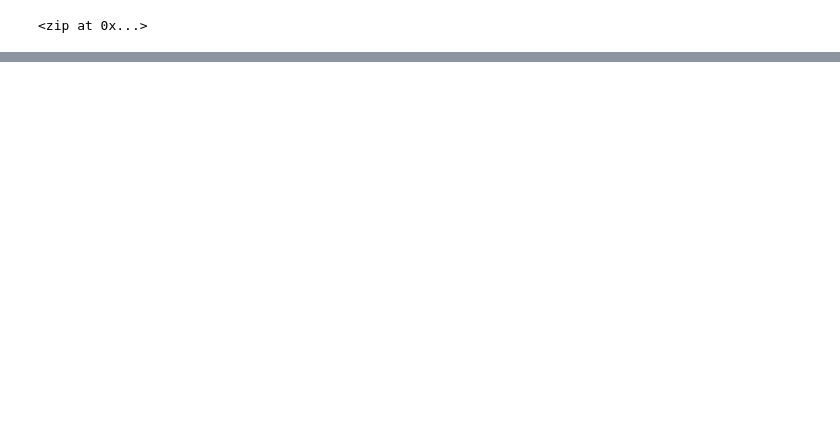
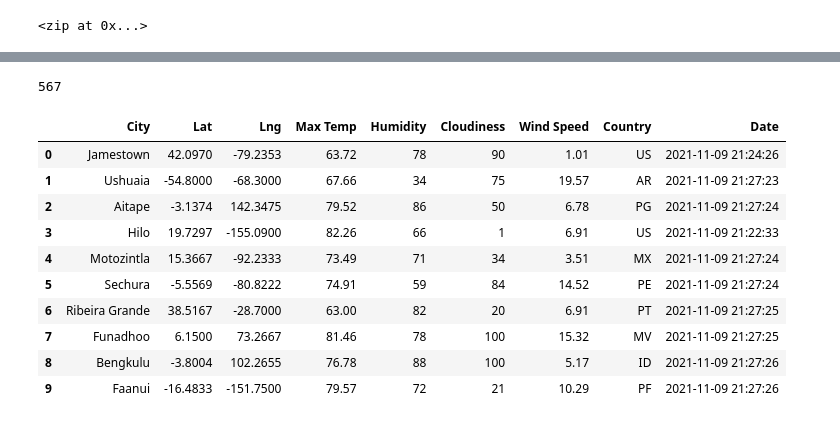
Before and after one commit to jhoward19/World_Weather_Analysis, a Jupyter notebook: Weather.ipynb, the cells around one changed output, grey strips where cells are left out. Cells and saved outputs as stored; diff of their text form; code cells hidden in the pictures; blank space fills up the shorter version.

Commit message:
Modifying .gitignore and adding Weather file

```diff
--- a/Weather.ipynb
+++ b/Weather.ipynb
@@ -32,0 +39,4 @@ len(cities)
+# %%
+# Starting URL for Weather Map API Call.
+url = "http://api.openweathermap.org/data/2.5/weather?units=Imperial&APPID=" + weather_api_key
+print(url)
@@ -32,0 +130,20 @@ len(cities)
+# %%
+len(city_data)
+# %% [output]
+567
+# %%
+# Convert the array of dictionaries to a Pandas DataFrame.
+city_data_df = pd.DataFrame(city_data)
+city_data_df.head(10)
+# %% [output]
+|  | City | Lat | Lng | Max Temp | Humidity | Cloudiness | Wind Speed | Country | Date |
+| 0 | Jamestown | 42.0970 | -79.2353 | 63.72 | 78 | 90 | 1.01 | US | 2021-11-09 21:24:26 |
+| 1 | Ushuaia | -54.8000 | -68.3000 | 67.66 | 34 | 75 | 19.57 | AR | 2021-11-09 21:27:23 |
+| 2 | Aitape | -3.1374 | 142.3475 | 79.52 | 86 | 50 | 6.78 | PG | 2021-11-09 21:27:24 |
+| 3 | Hilo | 19.7297 | -155.0900 | 82.26 | 66 | 1 | 6.91 | US | 2021-11-09 21:22:33 |
+| 4 | Motozintla | 15.3667 | -92.2333 | 73.49 | 71 | 34 | 3.51 | MX | 2021-11-09 21:27:24 |
+| 5 | Sechura | -5.5569 | -80.8222 | 74.91 | 59 | 84 | 14.52 | PE | 2021-11-09 21:27:24 |
+| 6 | Ribeira Grande | 38.5167 | -28.7000 | 63.00 | 82 | 20 | 6.91 | PT | 2021-11-09 21:27:25 |
+| 7 | Funadhoo | 6.1500 | 73.2667 | 81.46 | 78 | 100 | 15.32 | MV | 2021-11-09 21:27:25 |
+| 8 | Bengkulu | -3.8004 | 102.2655 | 76.78 | 88 | 100 | 5.17 | ID | 2021-11-09 21:27:26 |
+| 9 | Faanui | -16.4833 | -151.7500 | 79.57 | 72 | 21 | 10.29 | PF | 2021-11-09 21:27:26 |
```
Also changed, not shown: parts of 8 cells of this notebook, 1 other file.
